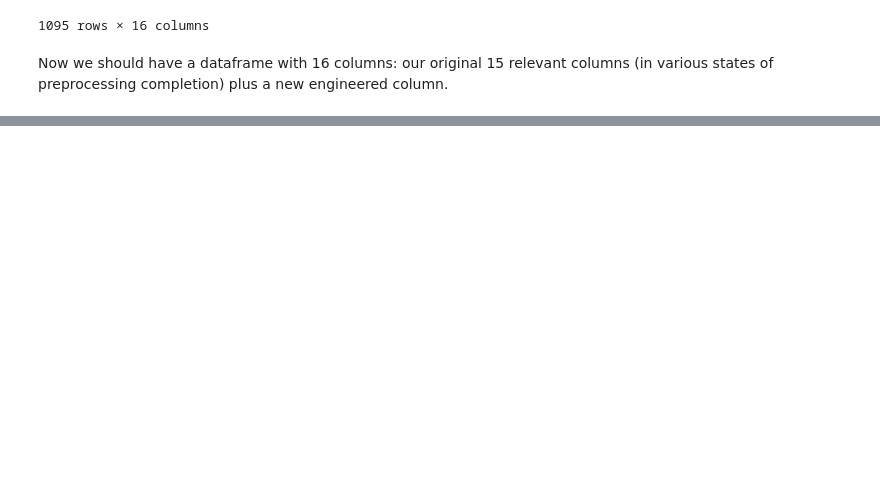
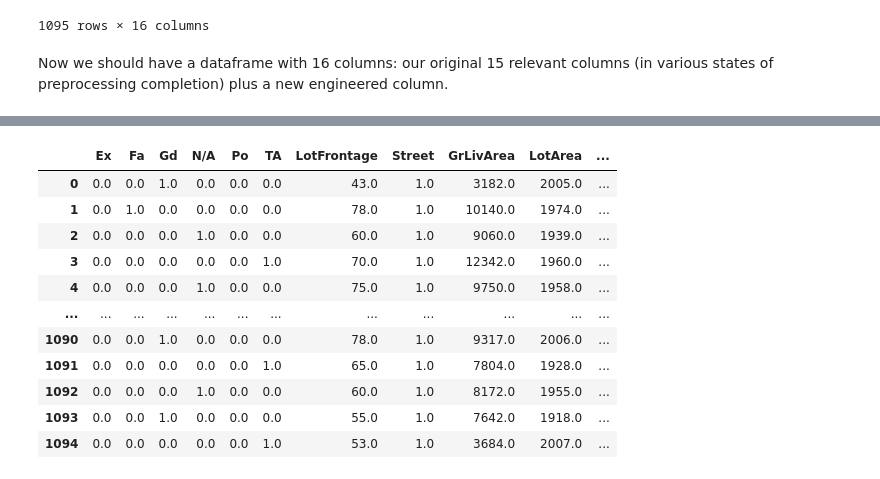
Before and after one commit to learn-co-curriculum/dsc-refactoring-with-pipelines-lab, a Jupyter notebook: index.ipynb, the cells around one changed output, grey strips where cells are left out. Drawn from its saved outputs; the diff is of its cells as text; code cells hidden in the pictures; blank space fills up the shorter version.

Commit message:
step 3

```diff
--- a/index.ipynb
+++ b/index.ipynb
@@ -591,0 +609,12 @@ Now we should have a dataframe with 16 columns: our original 15 relevant columns
+# %%
+
+# ColumnTransformer for columns requiring preprocessing
+preprocess_cols_transformer = ColumnTransformer(transformers=[
+    ("fireplace_qu", fireplace_qu_pipe, ["FireplaceQu"]),
+    ("impute_frontage", SimpleImputer(strategy="median"), ["LotFrontage"]),
+    (
+        "encode_street",
+        OneHotEncoder(categories="auto", drop="first"),
+        ["Street"]
+    )
+], remainder="passthrough")
@@ -591,0 +683,8 @@ Now we should have a dataframe with 16 columns: our original 15 relevant columns
+# %%
+fireplace_qu_pipe = Pipeline(steps=[
+    ("impute", SimpleImputer(strategy="constant", fill_value="N/A")),
+    (
+        "one_hot_encode",
+        OneHotEncoder(categories="auto", handle_unknown="ignore")
+    )
+])
@@ -591,0 +693,63 @@ Now we should have a dataframe with 16 columns: our original 15 relevant columns
+# %%
+
+# ColumnTransformer for columns requiring preprocessing
+preprocess_cols_transformer = ColumnTransformer(transformers=[
+    ("fireplace_qu", fireplace_qu_pipe, ["FireplaceQu"]),
+    ("impute_frontage", SimpleImputer(strategy="median"), ["LotFrontage"]),
+    ("encode_street", OneHotEncoder(categories="auto", drop="first"),["Street"])
+], remainder="passthrough")
+
+# ColumnTransformer for all original features that we want to keep
+relevant_cols_transformer = ColumnTransformer(transformers=[
+    ("preprocess", preprocess_cols_transformer, columns_needing_preprocessing),
+    ("passthrough", FunctionTransformer(), passthrough_columns)
+], remainder="drop")
+
+# Feature union (currently only contains original features)
+feature_union = FeatureUnion(transformer_list=[
+    ("original_features", relevant_cols_transformer),
+    ("engineered_features", feature_eng)
+])
+
+# Pipeline (currently only contains feature union)
+pipe = Pipeline(steps=[
+    ("all_features", feature_union)
+])
+pipe.fit_transform(X_train)
+
+# Transform X_train and create dataframe for readability
+
+X_train_transformed = pipe.fit_transform(X_train)
+
+# It's pretty involved to get the OHE names here. Most of the
+# time you don't need this step, the idea is just to improve
+# dataframe readability for you, so these labels are hard-coded
+
+df_columns = [
+    # One-hot encoded FireplaceQu
+    'Ex', 'Fa', 'Gd', 'N/A', 'Po', 'TA',
+    # Other preprocessed columns
+    'LotFrontage', 'Street',
+    # Other columns that need to be preprocessed eventually
+    'GrLivArea', 'LotArea', 'YearBuilt', 'OverallQual',
+    # Passthrough columns
+    'BedroomAbvGr', 'YrSold', 'MoSold', 'FullBath', 'Fireplaces',
+    'YearRemodAdd', 'OverallCond', 'TotRmsAbvGrd', 'LotFrontage_Missing'
+]
+pd.DataFrame(
+    X_train_transformed,
+    columns=df_columns
+)
+# %% [output]
+|  | Ex | Fa | Gd | N/A | Po | TA | LotFrontage | Street | GrLivArea | LotArea | ... |
+| 0 | 0.0 | 0.0 | 1.0 | 0.0 | 0.0 | 0.0 | 43.0 | 1.0 | 3182.0 | 2005.0 | ... |
+| 1 | 0.0 | 1.0 | 0.0 | 0.0 | 0.0 | 0.0 | 78.0 | 1.0 | 10140.0 | 1974.0 | ... |
+| 2 | 0.0 | 0.0 | 0.0 | 1.0 | 0.0 | 0.0 | 60.0 | 1.0 | 9060.0 | 1939.0 | ... |
+| 3 | 0.0 | 0.0 | 0.0 | 0.0 | 0.0 | 1.0 | 70.0 | 1.0 | 12342.0 | 1960.0 | ... |
+| 4 | 0.0 | 0.0 | 0.0 | 1.0 | 0.0 | 0.0 | 75.0 | 1.0 | 9750.0 | 1958.0 | ... |
+| ... | ... | ... | ... | ... | ... | ... | ... | ... | ... | ... | ... |
+| 1090 | 0.0 | 0.0 | 1.0 | 0.0 | 0.0 | 0.0 | 78.0 | 1.0 | 9317.0 | 2006.0 | ... |
+| 1091 | 0.0 | 0.0 | 0.0 | 0.0 | 0.0 | 1.0 | 65.0 | 1.0 | 7804.0 | 1928.0 | ... |
+| 1092 | 0.0 | 0.0 | 0.0 | 1.0 | 0.0 | 0.0 | 60.0 | 1.0 | 8172.0 | 1955.0 | ... |
+| 1093 | 0.0 | 0.0 | 1.0 | 0.0 | 0.0 | 0.0 | 55.0 | 1.0 | 7642.0 | 1918.0 | ... |
+| 1094 | 0.0 | 0.0 | 0.0 | 0.0 | 0.0 | 1.0 | 53.0 | 1.0 | 3684.0 | 2007.0 | ... |
```
Also changed, not shown: parts of 23 cells of this notebook, 1 other file.
